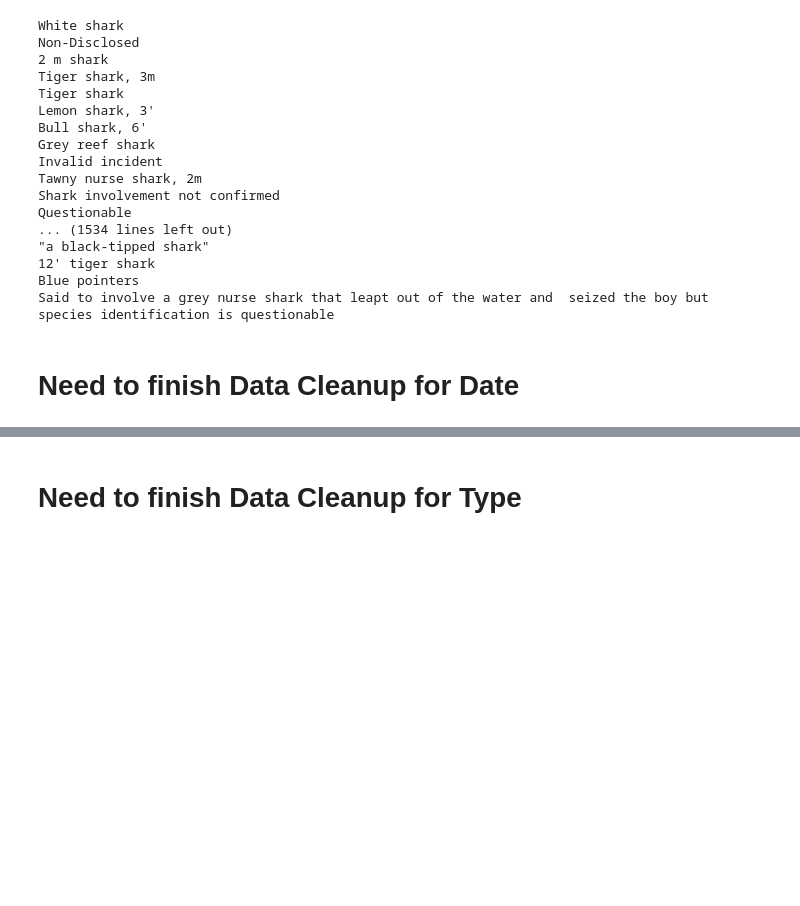
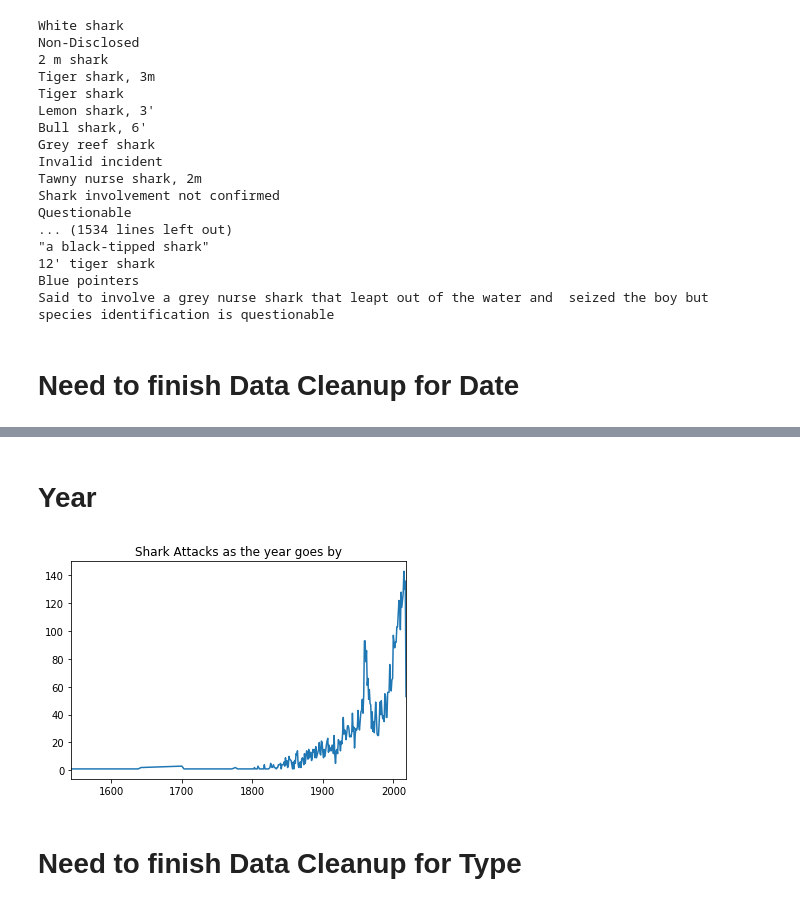
Before and after one commit to stl-lucas/group-project-01, a Jupyter notebook: data_playground.ipynb, the cells around one changed output, grey strips where cells are left out. Drawn from its saved outputs; the diff is of its cells as text; code cells hidden in the pictures; blank space fills up the shorter version.

```diff
--- a/data_playground.ipynb
+++ b/data_playground.ipynb
@@ -100,2 +124,15 @@ Said to involve a grey nurse shark that leapt out of the water and  seized the b
+# %% [markdown]
+# Year
+# %%
+shark_df['Year'] = shark_df['Year'].fillna(0)
+shark_df['Year'] = shark_df['Year'].astype(int)
+#extract the rows which the year is greater than 0
+shark_df_year=shark_df[shark_df['Year']>500]
+# %%
+Years_values = shark_df_year['Year'].value_counts().sort_index()
+Years_values.plot(title="Shark Attacks as the year goes by")
+plt.show()
+# %% [output]
+[figure, added]
 # %% [markdown]
 # Need to finish Data Cleanup for Type
```
Also changed, not shown: parts of 10 cells of this notebook, 1 other file.
